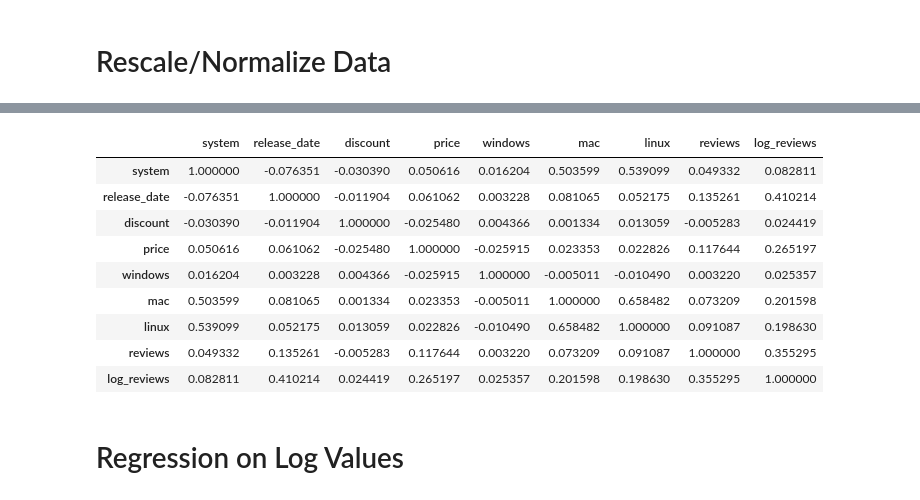
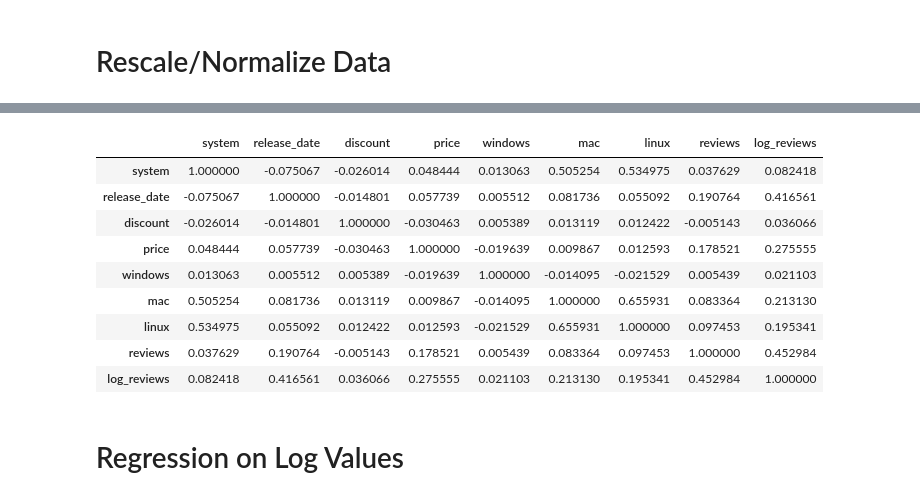
Before and after one commit to mayamadhavan/projects, a Jupyter notebook: modeling_steam_search_results.ipynb, the cells around one changed output, grey strips where cells are left out. Saved outputs shown, nothing was run; the diff lists cells and outputs as text; code cells hidden in the pictures.

```diff
--- a/modeling_steam_search_results.ipynb
+++ b/modeling_steam_search_results.ipynb
@@ -215,5 +199,5 @@ See the caveats in the documentation: http://pandas.pydata.org/pandas-docs/stabl
 y = no_dup_df['reviews']
 X = no_dup_df.drop(['reviews','link','systems'], axis = 1)
 # %%
-X_train, X_test, y_train, y_test = train_test_split(X, y, test_size=0.3)
-traindf=X_train.join(y_train)
+X_t, X_test, y_t, y_test = train_test_split(X, y, test_size=0.3)
+tdf=X_t.join(y_t)
@@ -220,2 +206,6 @@ traindf=X_train.join(y_train)
+# %%
+traindf=tdf[tdf.reviews < 100000]
+y_train = traindf['reviews']
+X_train = traindf.drop(['reviews'], axis = 1)
 # %% [markdown]
 # Exploratory Data Analysis on Train Data
@@ -325,15 +320,15 @@ sns.pairplot(no_out_train)
 # %%
-no_out_train.corr()
+traindf.corr()
 # %% [output]
 |  | system | release_date | discount | price | windows | mac | linux | reviews | log_reviews |
-| system | 1.000000 | -0.076351 | -0.030390 | 0.050616 | 0.016204 | 0.503599 | 0.539099 | 0.049332 | 0.082811 |
-| release_date | -0.076351 | 1.000000 | -0.011904 | 0.061062 | 0.003228 | 0.081065 | 0.052175 | 0.135261 | 0.410214 |
-| discount | -0.030390 | -0.011904 | 1.000000 | -0.025480 | 0.004366 | 0.001334 | 0.013059 | -0.005283 | 0.024419 |
-| price | 0.050616 | 0.061062 | -0.025480 | 1.000000 | -0.025915 | 0.023353 | 0.022826 | 0.117644 | 0.265197 |
-| windows | 0.016204 | 0.003228 | 0.004366 | -0.025915 | 1.000000 | -0.005011 | -0.010490 | 0.003220 | 0.025357 |
-| mac | 0.503599 | 0.081065 | 0.001334 | 0.023353 | -0.005011 | 1.000000 | 0.658482 | 0.073209 | 0.201598 |
-| linux | 0.539099 | 0.052175 | 0.013059 | 0.022826 | -0.010490 | 0.658482 | 1.000000 | 0.091087 | 0.198630 |
-| reviews | 0.049332 | 0.135261 | -0.005283 | 0.117644 | 0.003220 | 0.073209 | 0.091087 | 1.000000 | 0.355295 |
-| log_reviews | 0.082811 | 0.410214 | 0.024419 | 0.265197 | 0.025357 | 0.201598 | 0.198630 | 0.355295 | 1.000000 |
+| system | 1.000000 | -0.075067 | -0.026014 | 0.048444 | 0.013063 | 0.505254 | 0.534975 | 0.037629 | 0.082418 |
+| release_date | -0.075067 | 1.000000 | -0.014801 | 0.057739 | 0.005512 | 0.081736 | 0.055092 | 0.190764 | 0.416561 |
+| discount | -0.026014 | -0.014801 | 1.000000 | -0.030463 | 0.005389 | 0.013119 | 0.012422 | -0.005143 | 0.036066 |
+| price | 0.048444 | 0.057739 | -0.030463 | 1.000000 | -0.019639 | 0.009867 | 0.012593 | 0.178521 | 0.275555 |
+| windows | 0.013063 | 0.005512 | 0.005389 | -0.019639 | 1.000000 | -0.014095 | -0.021529 | 0.005439 | 0.021103 |
+| mac | 0.505254 | 0.081736 | 0.013119 | 0.009867 | -0.014095 | 1.000000 | 0.655931 | 0.083364 | 0.213130 |
+| linux | 0.534975 | 0.055092 | 0.012422 | 0.012593 | -0.021529 | 0.655931 | 1.000000 | 0.097453 | 0.195341 |
+| reviews | 0.037629 | 0.190764 | -0.005143 | 0.178521 | 0.005439 | 0.083364 | 0.097453 | 1.000000 | 0.452984 |
+| log_reviews | 0.082418 | 0.416561 | 0.036066 | 0.275555 | 0.021103 | 0.213130 | 0.195341 | 0.452984 | 1.000000 |
 # %% [markdown]
 # Regression on Log Values
```
Also changed, not shown: parts of 39 cells of this notebook.
